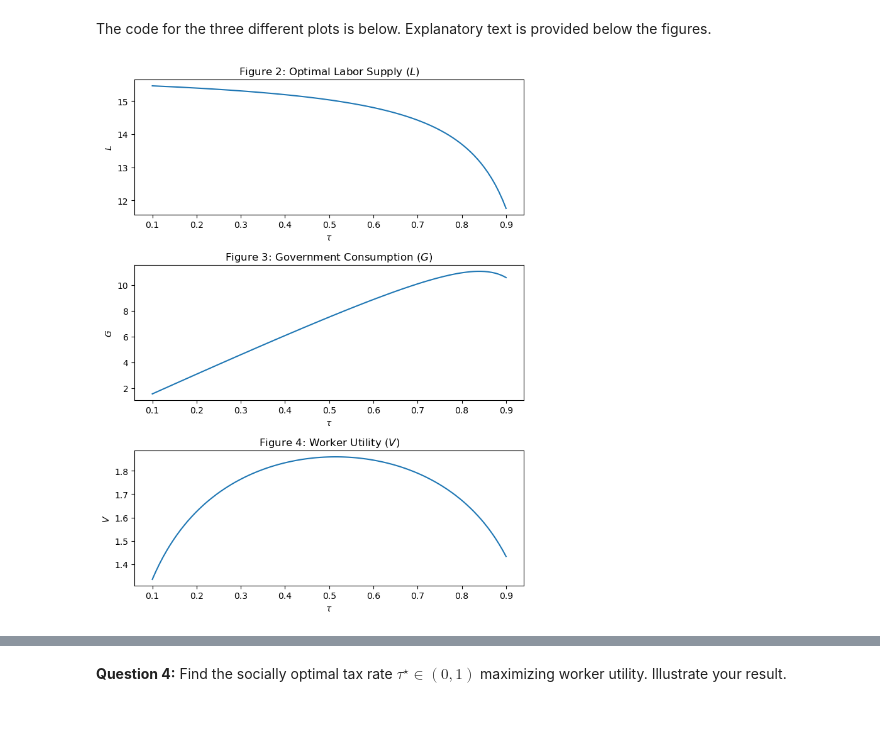
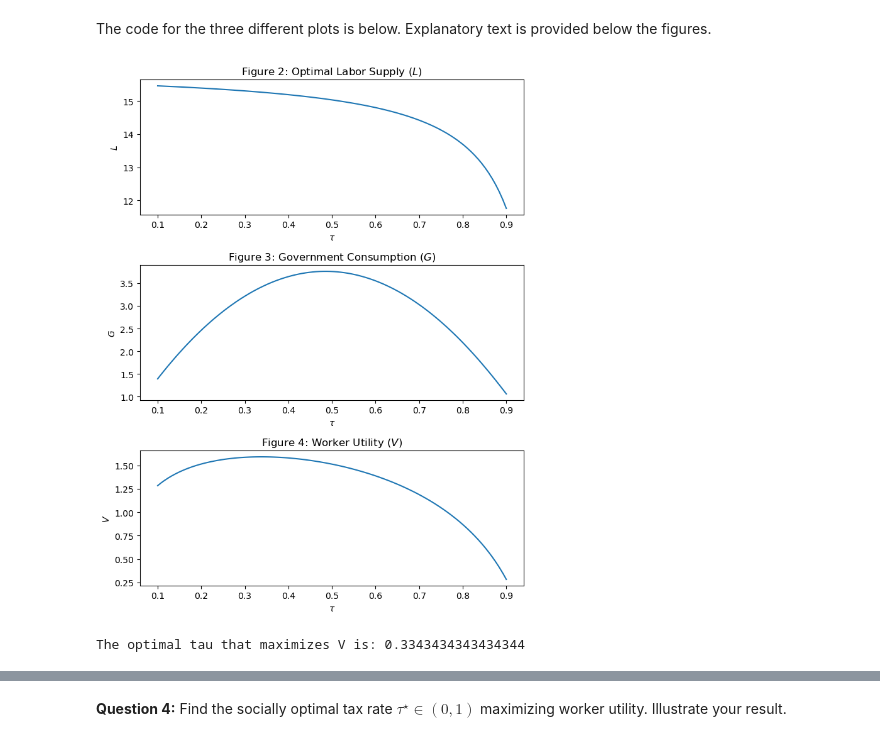
Before and after one commit to NumEconCopenhagen/projects-2023-de-slemme-programmeringsrotter, a Jupyter notebook: examproject/Nicho/Nico_Exam-2023-notebook.ipynb, the cells around one changed output, grey strips where cells are left out. Cells and saved outputs as stored; diff of their text form; code cells hidden in the pictures.

```diff
--- a/examproject/Nicho/Nico_Exam-2023-notebook.ipynb
+++ b/examproject/Nicho/Nico_Exam-2023-notebook.ipynb
@@ -180,34 +180,39 @@ for i, tau_value in enumerate(tau_values):
     L_values[i] = optimal_L_given.subs({kappa: kappa_value, alpha: alpha_value, nu: nu_value, w: w_value, tau: tau_value}).evalf()
 
     # Compute G using the equation G = tau * w * L
-    G_values[i] = tau_value * w_value * L_values[i]
+    G_values[i] = tau_value * w_value * L_values[i] * (1-tau_value) * w_value
 
     # Compute V using the utility function V = log((C**alpha) * (G**(1-alpha))) - nu * L**2 / 2
     C_value = kappa_value + (1 - tau_value) * w_value * L_values[i]
     V_values[i] = log((C_value**alpha_value) * (G_values[i]**(1-alpha_value))) - nu_value * L_values[i]**2 / 2
 
 # Plot the results
 fig, axs = plt.subplots(3, 1, figsize=(7, 9))
 
 # Plot L vs tau
 axs[0].plot(tau_values, L_values)
 axs[0].set_xlabel('$\\tau$')
 axs[0].set_ylabel('$L$')
 axs[0].set_title('Figure 2: Optimal Labor Supply ($L$)')
 
 # Plot G vs tau
 axs[1].plot(tau_values, G_values)
 axs[1].set_xlabel('$\\tau$')
 axs[1].set_ylabel('$G$')
 axs[1].set_title('Figure 3: Government Consumption ($G$)')
 
 # Plot V vs tau
 axs[2].plot(tau_values, V_values)
 axs[2].set_xlabel('$\\tau$')
 axs[2].set_ylabel('$V$')
 axs[2].set_title('Figure 4: Worker Utility ($V$)')
 
 plt.tight_layout()
 plt.show()
+
+max_V_index = np.argmax(V_values)
+optimal_tau = tau_values[max_V_index]
+print(f"The optimal tau that maximizes V is: {optimal_tau}")
 # %% [output]
-[figure, old version]
+[figure, new version]
+The optimal tau that maximizes V is: 0.3343434343434344
```
Also changed, not shown: parts of 6 cells of this notebook, 1 other file.
